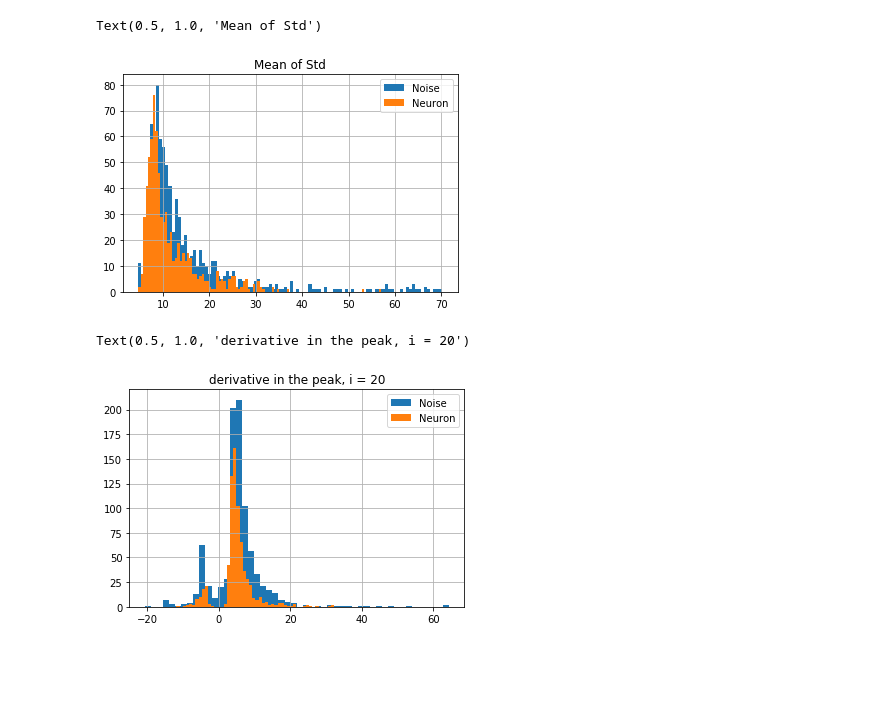
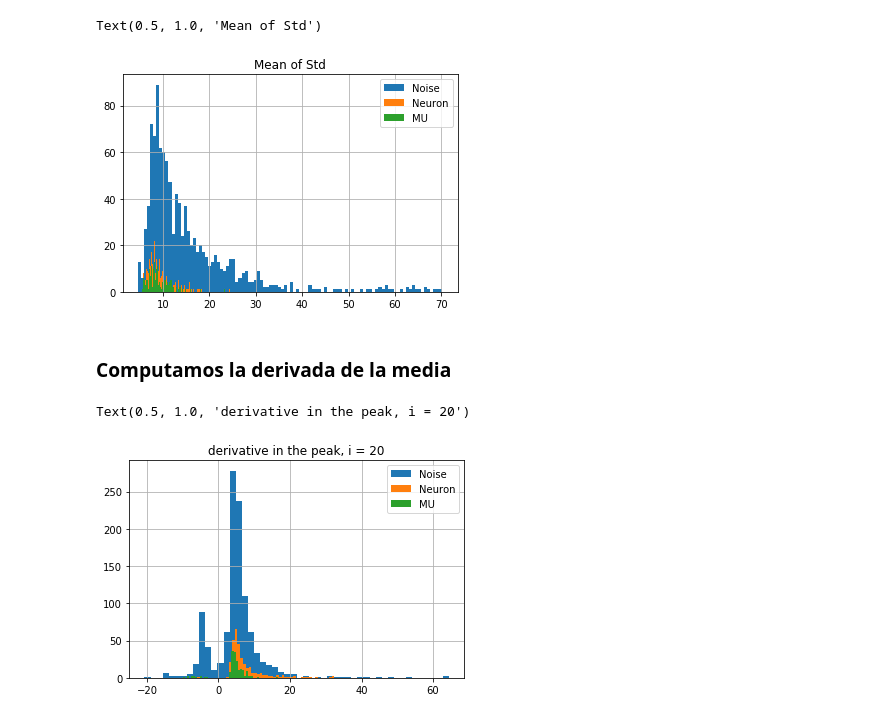
Before and after one commit to Naroloal/Noise-neuron-discriminator, a Jupyter notebook: Analisis_data_all_sessions_cleaned.ipynb, the cells around one changed output. Drawn from its saved outputs; the diff is of its cells as text; code cells hidden in the pictures; blank space fills up the shorter version.

```diff
--- a/Analisis_data_all_sessions_cleaned.ipynb
+++ b/Analisis_data_all_sessions_cleaned.ipynb
@@ -5,7 +7,8 @@ import matplotlib.pyplot as plt
 # %%
-data = pd.read_pickle('Datos/Data_all_sessions_cleaned')
+data = pd.read_pickle('Datos/PCCIBNM')
 noise = data[data.bNoise == 1]
 neuron = data[data.bNoise == 0]
+MU = data[data.bNoise == 2]
 # %%
 data.columns
 # %% [output]
@@ -29,5 +39,5 @@ Puede verse que el pico de cada spike se encuentra en el elemento 20 (i = 19)
 # %%
-data['Amplitude'] = data.Mean.apply(lambda row: row[19])
+data['Amplitude'] = data.Mean.apply(lambda row: abs(min(row) - max(row)))
 # %%
 data.Amplitude[data.bNoise == 1].hist(bins = 100)
 data.Amplitude[data.bNoise == 0].hist(bins = 100)
@@ -43,18 +56,23 @@ A = data.SD.apply(lambda row: np.mean(row,axis =0 ))
 # %%
 A[data.bNoise == 1].hist(bins = 100)
 A[data.bNoise == 0].hist(bins = 100)
-plt.legend(['Noise','Neuron'])
+A[data.bNoise == 2].hist(bins = 100)
+plt.legend(['Noise','Neuron','MU'])
 plt.title('Mean of Std')
 # %% [output]
 Text(0.5, 1.0, 'Mean of Std')
-[figure, old version]
+[figure, new version]
+# %% [markdown]
+### Computamos la derivada de la media
 # %%
+
 i = 20
-data['derivative'] = data.Mean.apply(lambda row: np.gradient(row)[i])
+data['derivative_peak'] = data.Mean.apply(lambda row: np.gradient(row)[i])
 data[data.bNoise == 1].derivative.hist(bins = 50)
 data[data.bNoise == 0].derivative.hist(bins = 50)
-plt.legend(['Noise','Neuron'])
+data[data.bNoise == 2].derivative.hist(bins = 50)
+plt.legend(['Noise','Neuron','MU'])
 plt.title('derivative in the peak, i = {}'.format(i))
 # %% [output]
 Text(0.5, 1.0, 'derivative in the peak, i = 20')
-[figure, old version]
+[figure, new version]
```
Also changed, not shown: parts of 24 cells of this notebook, 8 other files.
